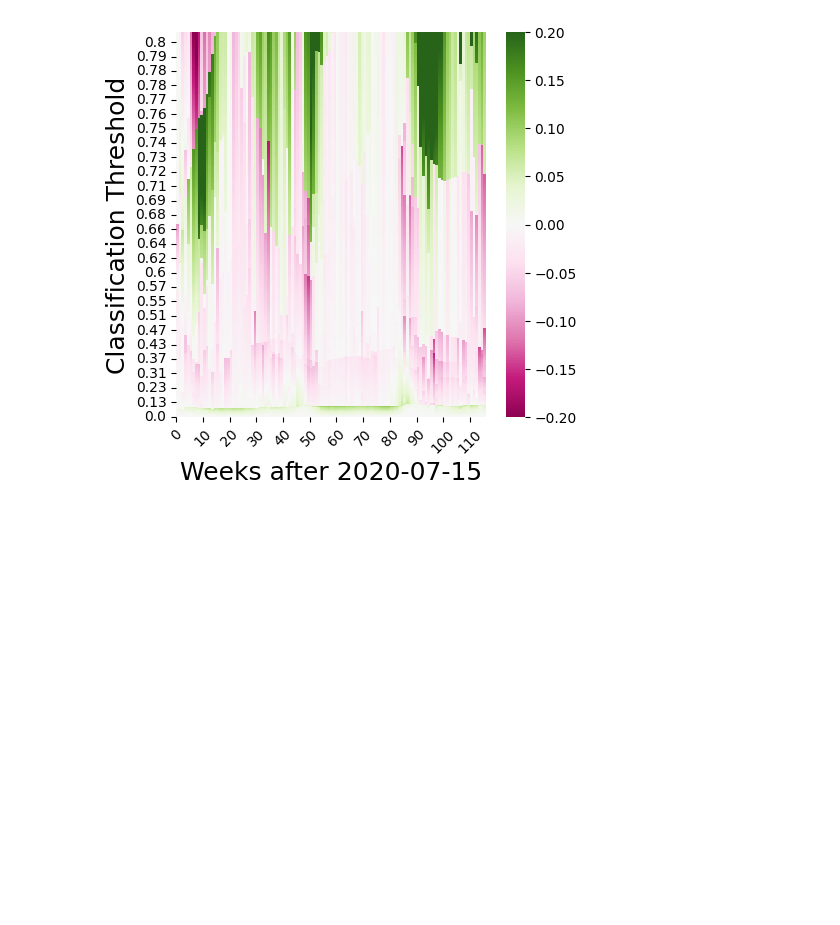
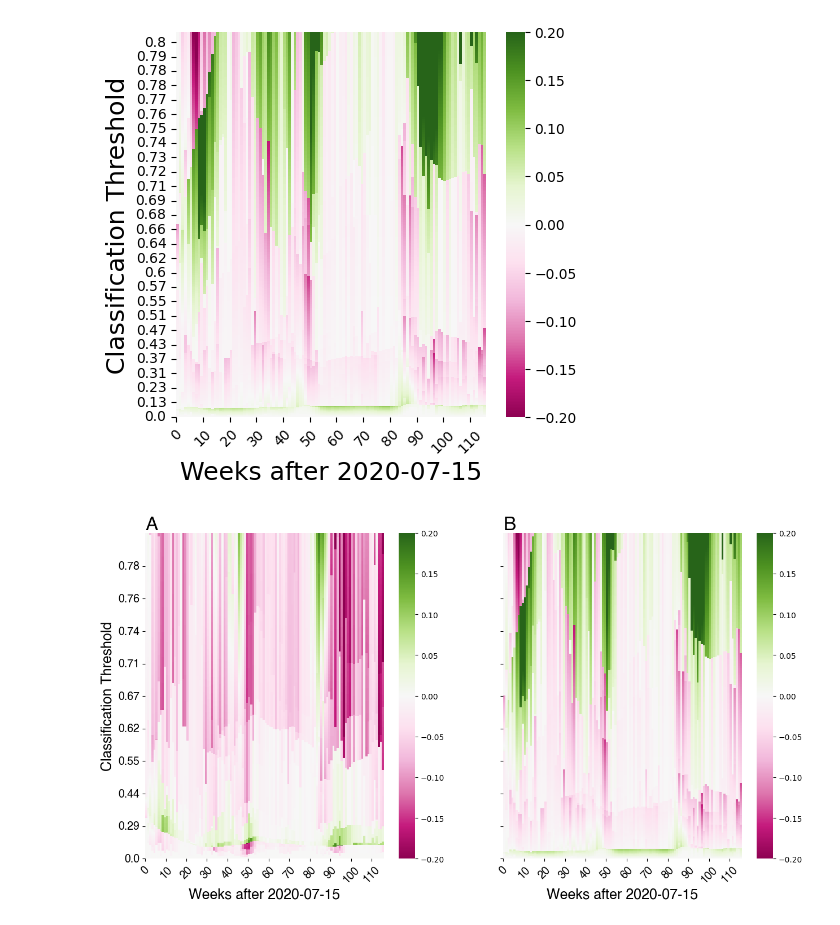
Before and after one commit to RachelMurray-Watson/COVID_forecasting, a Jupyter notebook: Net_benefit_calculation_optimal_threshold.ipynb, the cells around one changed output. Saved outputs shown, nothing was run; the diff lists cells and outputs as text; code cells hidden in the pictures; blank space fills up the shorter version.

Commit message:
Added figure with both fp and fn NB; y axis is now penalty

```diff
--- a/Net_benefit_calculation_optimal_threshold.ipynb
+++ b/Net_benefit_calculation_optimal_threshold.ipynb
@@ -258,20 +258,38 @@ plt.savefig(f'/Users/rem76/Documents/COVID_projections/COVID_forecasting/Graphs/
 # %% [output]
 [figure]
 # %%
-fig, ax = plt.subplots(1, 2, figsize=(7.5, 7.5))
-
+fig, axes = plt.subplots(1, 2, figsize=(15, 7.5), sharey = 'all', sharex = 'all')
+axes.ravel()
 gain_NB_full_vs_naive = calculate_gain_data(net_benefit_by_model_omega_p_period_naive, net_benefit_by_omega_p_full_period, threshold_sequences, weeks_to_predict)
 gain_NB_full_vs_naive_min_negative = calculate_gain_data(net_benefit_by_model_omega_p_period_naive_min_negative, net_benefit_by_omega_p_full_period_min_negative, threshold_sequences, weeks_to_predict)
 
 
-sns.heatmap((gain_NB_full_vs_naive), annot=False, cmap='PiYG', vmin = -.2, vmax = 0.2)
-sns.heatmap((gain_NB_full_vs_naive_min_negative.T).T, annot=False, cmap='PiYG', vmin = -.2, vmax = 0.2)
+sns.heatmap(gain_NB_full_vs_naive, annot=False, cmap='PiYG', vmin = -.2, vmax = 0.2, ax = axes[0])
+axes[0].invert_yaxis()
 
-ax.invert_yaxis()
+sns.heatmap(gain_NB_full_vs_naive_min_negative, annot=False, cmap='PiYG', vmin = -.2, vmax = 0.2, ax = axes[1])
+axes[1].invert_yaxis()
 
-ax.set_xticks(range(0, 120, 10))
+y_ticks = range(0, 400, 40)
+axes[0].set_yticks(y_ticks)  # Set the positions
+y_labels = [threshold_sequences[y] for y in y_ticks]
+
+axes[0].set_yticklabels(y_labels,fontsize=14, **hfont)  # Set the labels
+#axes[1].set_yticks(y_ticks)  # Set the positions
+#axes[1].set_yticklabels(threshold_sequences[y_ticks])  # Set the labels
+
+axes[0].set_xticks(range(0, 120, 10))
 x_labels = range(0, 120, 10)
-ax.set_xticklabels(x_labels, rotation=45)
+axes[0].set_xticklabels(x_labels, rotation=45, fontsize=14, **hfont)
+axes[1].set_xticks(range(0, 120, 10))
+x_labels = range(0, 120, 10)
+axes[1].set_xticklabels(x_labels, rotation=45, fontsize=14, **hfont)
 
-ax.set_xlabel('Weeks after 2020-07-15', fontsize=18)
-ax.set_ylabel("Classification Threshold", fontsize=18)
+axes[0].set_xlabel('Weeks after 2020-07-15', fontsize=18, **hfont)
+axes[1].set_xlabel('Weeks after 2020-07-15', fontsize=18, **hfont)
+axes[0].set_ylabel("Classification Threshold", fontsize=18, **hfont)
+axes[1].set_ylabel("", fontsize=18)
+
+add_labels_to_subplots(axes, hfont, 1.01, 24);
+# %% [output]
+[figure, added]
```
Also changed, not shown: parts of 2 cells of this notebook, 1 other file.
